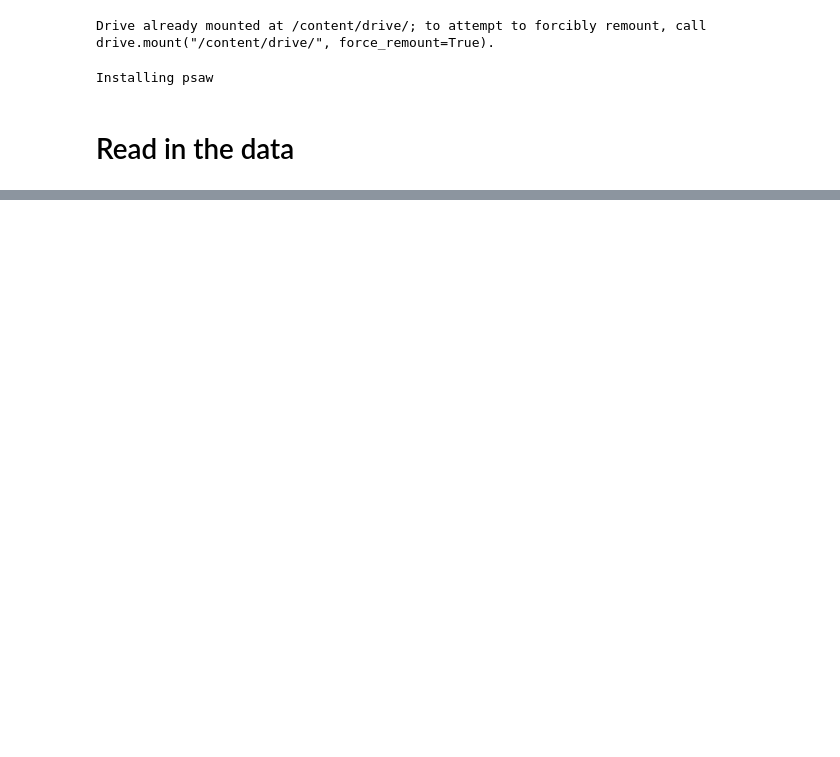
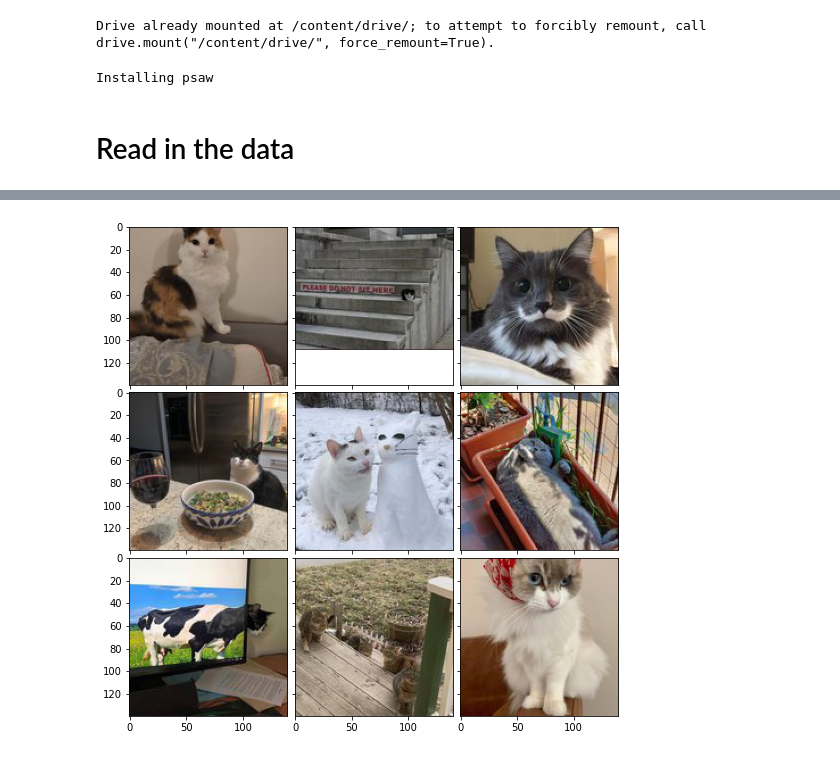
Before and after one commit to ijdouglas/reddit-like-predictor, a Jupyter notebook: scripts/01.ipynb, the cells around one changed output, grey strips where cells are left out. Drawn from its saved outputs; the diff is of its cells as text; code cells hidden in the pictures; blank space fills up the shorter version.

```diff
--- a/scripts/01.ipynb
+++ b/scripts/01.ipynb
@@ -36,0 +41,3 @@ d.sort_values('score', ascending = True).iloc[0:10]
+# %%
+cat_fltr = cat[(~cat.pinned) & (cat.post_hint == 'image')].sort_values('score', ascending = False)
+dog_fltr = dog[(~dog.pinned) & (dog.post_hint == 'image')].sort_values('score', ascending = False)
@@ -36,0 +80,26 @@ d.sort_values('score', ascending = True).iloc[0:10]
+# %%
+# with the thumbnail instead
+top_cats_thumb = cat_fltr.thumbnail.values[0:9]
+top_dogs_thumb = dog_fltr.thumbnail.values[0:9]
+# %%
+# Using an ImageGrid method
+def plot_top9(images):
+  """
+  Images is the list of url to the images
+  """
+  fig = plt.figure(figsize=(9., 9.))
+  grid = ImageGrid(fig, 111,  # similar to subplot(111)
+                   nrows_ncols=(3, 3),  # creates 1x2 grid of axes
+                   axes_pad=0.1,  # pad between axes in inch.
+                   )
+
+  for ax, im_url in zip(grid, images):
+      # First obtain the image
+      im = io.imread(im_url)
+      # Iterating over the grid returns the Axes.
+      ax.imshow(im)
+# %%
+# Images of top cats
+plot_top9(top_cats_thumb)
+# %% [output]
+[figure, added]
```
Also changed, not shown: parts of 8 cells of this notebook, 1 other file.
